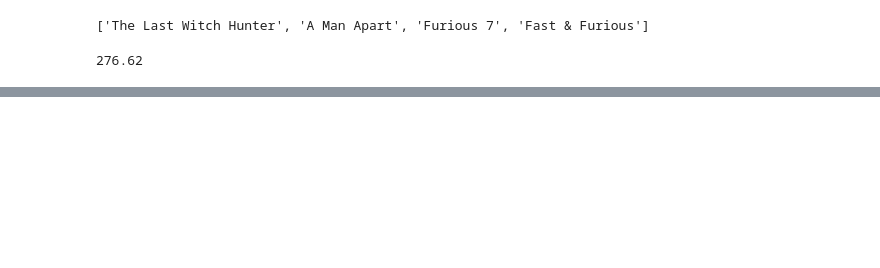
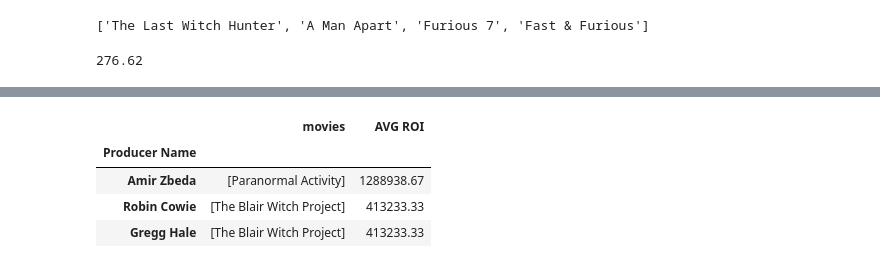
Before and after one commit to rishabhk1501/EDA-on-IMDB-Dataset, a Jupyter notebook: EDA_on_IMDB_Dataset.ipynb, the cells around one changed output, grey strips where cells are left out. Cells and saved outputs as stored; diff of their text form; code cells hidden in the pictures; blank space fills up the shorter version.

```diff
--- a/EDA_on_IMDB_Dataset.ipynb
+++ b/EDA_on_IMDB_Dataset.ipynb
@@ -579,0 +633,8 @@ get_avg_roi(producer_df_copy.loc['Vin Diesel']['movies'])
+# %%
+producer_df_copy.sort_values('AVG ROI', ascending= False)[0:3]
+# %% [output]
+|  | movies | AVG ROI |
+| Producer Name |  |  |
+| Amir Zbeda | [Paranormal Activity] | 1288938.67 |
+| Robin Cowie | [The Blair Witch Project] | 413233.33 |
+| Gregg Hale | [The Blair Witch Project] | 413233.33 |
```
Also changed, not shown: parts of 19 cells of this notebook.
